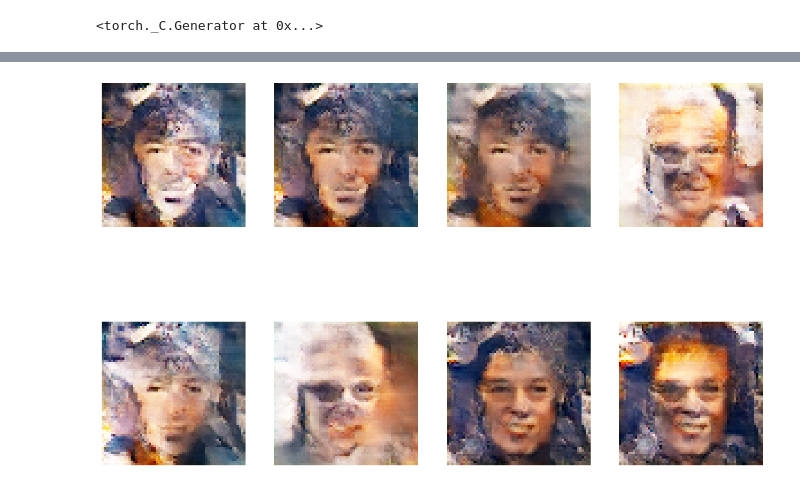
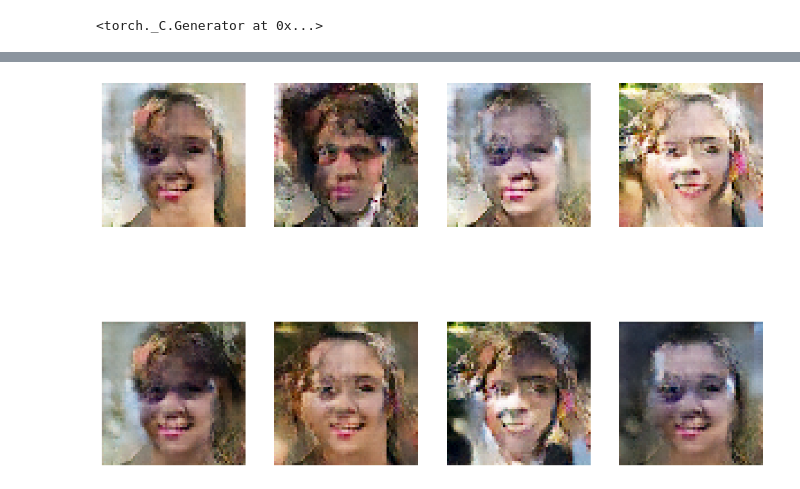
Before and after one commit to jameszampa/437_Final_Project, a Jupyter notebook: train_gan.ipynb, the cells around one changed output, grey strips where cells are left out. Drawn from its saved outputs; the diff is of its cells as text; code cells hidden in the pictures.

```diff
--- a/train_gan.ipynb
+++ b/train_gan.ipynb
@@ -501,11 +515,14 @@ X_test = X_test / 255
 # %%
-generator = Generator(gan_latent_dim)
-discriminator_gan = Discriminator()
+generator = Generator(gan_latent_dim).to(device)
+discriminator_gan = Discriminator().to(device)
 cross_entropy = torch.nn.BCELoss()
 optimizer_d = torch.optim.Adam(discriminator_gan.parameters(), lr=learning_rate, weight_decay=weight_decay)
 optimizer_g = torch.optim.Adam(generator.parameters(), lr=learning_rate, weight_decay=weight_decay)
 generator.train()
 discriminator_gan.train()
+
+gan_loss_history = []
+d_loss_history = []
 
 for epoch in range(epochs):
     avg_d_loss = 0
@@ -518,12 +535,12 @@ for epoch in range(epochs):
         # Format Batch and Normalize Image
         x_batch = X_train[i:i + batch_size]
         # Add an extra dimension for the y label
-        y_batch = torch.tensor(y_train[i:i + batch_size], dtype=torch.float32).view(-1, 1)
+        y_batch = y_train[i:i + batch_size]
         # Add GAN images to the batch
-        gan_images = torch.randn(num_gan_images_per_batch, gan_latent_dim)
+        gan_images = torch.randn(num_gan_images_per_batch, gan_latent_dim).to(device)
         gan_images = generator(gan_images)
         x_batch = torch.cat((x_batch, gan_images), dim=0)
-        y_batch = torch.cat((y_batch, torch.zeros(num_gan_images_per_batch, 1)), dim=0)
+        y_batch = torch.cat((y_batch, y_gan_labels), dim=0)
         x_batch, y_batch = shuffle_data(x_batch, y_batch)
 
         # Forward pass
@@ -536,22 +553,25 @@ for epoch in range(epochs):
         optimizer_d.step()
 
         # Train the generator
-        if epochs - epoch > 2:
-            generator.train()
-            discriminator_gan.eval()
-            gan_images = torch.randn(batch_size, gan_latent_dim)
-            gan_images = generator(gan_images)
-            y_pred = discriminator_gan(gan_images)
-            loss = cross_entropy(y_pred, torch.ones(batch_size, 1))
-            avg_g_loss += loss.item()
-            optimizer_g.zero_grad()
-            loss.backward()
-            optimizer_g.step()
+        # if epochs - epoch > 2:
+        generator.train()
+        discriminator_gan.eval()
+        gan_images = torch.randn(batch_size, gan_latent_dim).to(device)
+        gan_images = generator(gan_images)
+        y_pred = discriminator_gan(gan_images)
+        loss = cross_entropy(y_pred, y_gan_fool_labels)
+        avg_g_loss += loss.item()
+        optimizer_g.zero_grad()
+        loss.backward()
+        optimizer_g.step()
 
         num_batches += 1
 
     avg_d_loss /= num_batches
     avg_g_loss /= num_batches
 
+    gan_loss_history.append(avg_g_loss)
+    d_loss_history.append(avg_d_loss)
+
     print(f"Epoch {epoch + 1}/{epochs}, Discriminator Loss: {avg_d_loss:.4f}, Generator Loss: {avg_g_loss:.4f}")
 # %% [output]
@@ -575,20 +595,20 @@ Epoch 1000/1000, Discriminator Loss: 0.0002, Generator Loss: 0.0000
 # %%
 # sample the generator
 generator.eval()
-gan_images = torch.randn(8, gan_latent_dim)
+gan_images = torch.randn(8, gan_latent_dim).to(device)
 gan_images = generator(gan_images)
-gan_images = gan_images.detach().numpy()
+gan_images = gan_images.detach().cpu().numpy()
 gan_images = np.transpose(gan_images, (0, 2, 3, 1))
 gan_images = np.clip(gan_images, 0, 1)
 
 fig, ax = plt.subplots(2, 4, figsize=(15, 10))
 for i in range(2):
     for j in range(4):
         ax[i, j].imshow(gan_images[i * 4 + j])
         ax[i, j].axis('off')
 plt.show()
 # %% [output]
-[figure, old version]
+[figure, new version]
 # %%
 X_train, X_val, X_test = split_data(X)
 y_train, y_val, y_test = split_data(y)
```
Also changed, not shown: parts of 17 cells of this notebook, 1 other file.
